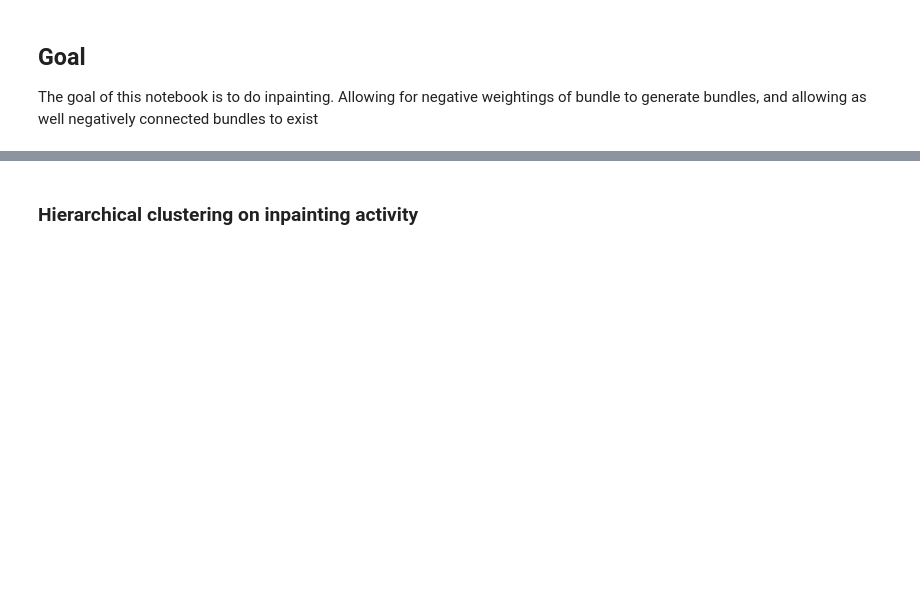
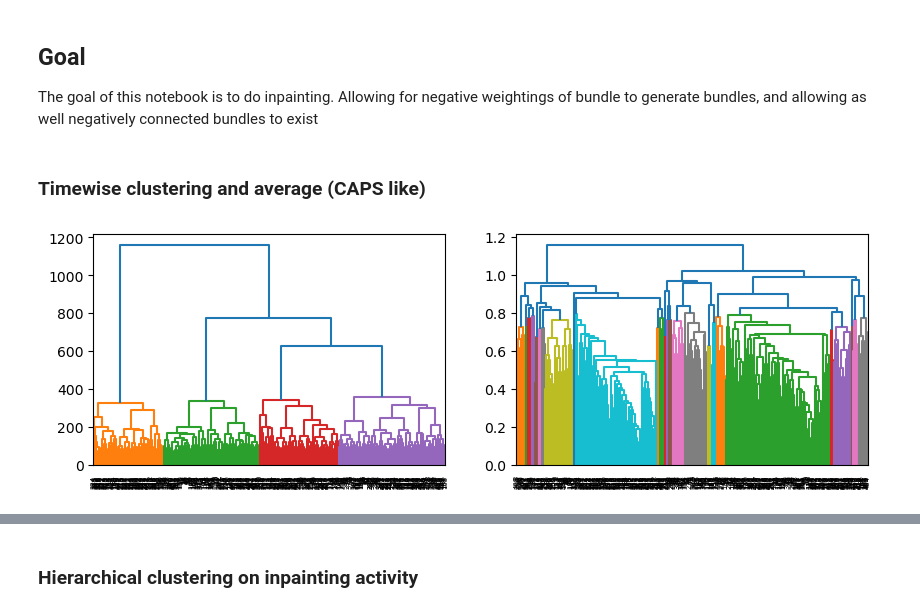
Before and after one commit to miki998/structural_wminpainting, a Jupyter notebook: notebooks/wm_parcellation.ipynb, the cells around one changed output, grey strips where cells are left out. Drawn from its saved outputs; the diff is of its cells as text; code cells hidden in the pictures; blank space fills up the shorter version.

```diff
--- a/notebooks/wm_parcellation.ipynb
+++ b/notebooks/wm_parcellation.ipynb
@@ -83,3 +85,15 @@ for i in tqdm(range(1,nb_regions + 1)):
 # %%
 p1,p2 = 0,0
 bundle_opt = load(f"../resources/weights_regressors_activity/weighted_bundle_activity_timevertex{thresh_subjapp}_scale{scale}_p1-{p1}_p2-{p2}.pkl")
+# %% [markdown]
+### Timewise clustering and average (CAPS like)
+# %%
+from scipy.cluster.hierarchy import dendrogram, linkage
+fig, ax = plt.subplots(1,2, figsize=(10,3))
+linkage_data = linkage(bundle_opt, method='ward', metric='euclidean')
+linkage_data_cosine = linkage(bundle_opt, method='average', metric='cosine')
+dendrogram(linkage_data, ax=ax[0], color_threshold=450)
+dendrogram(linkage_data_cosine, ax=ax[1], color_threshold=0.8)
+plt.show()
+# %% [output]
+[figure, added]
```
Also changed, not shown: parts of 35 cells of this notebook, 3 other files.
